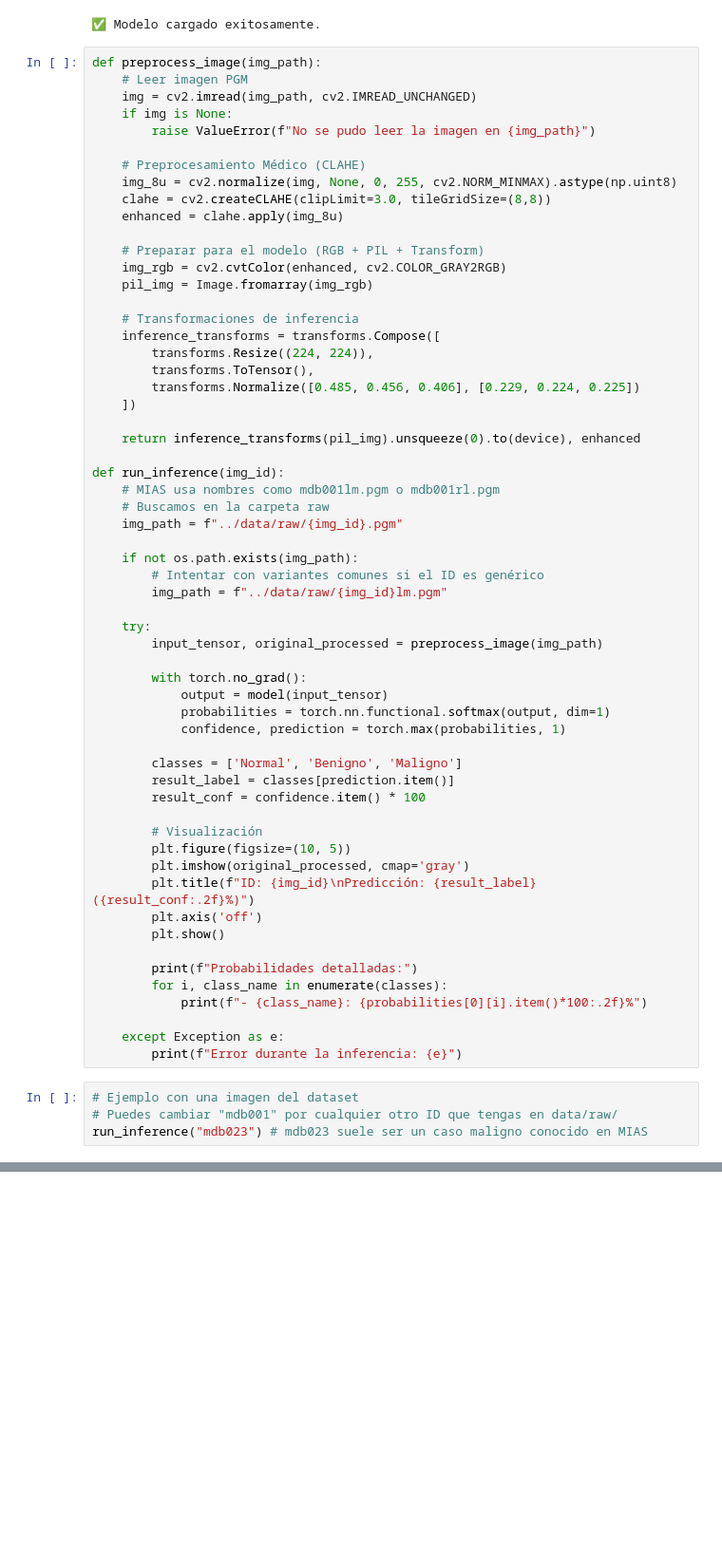
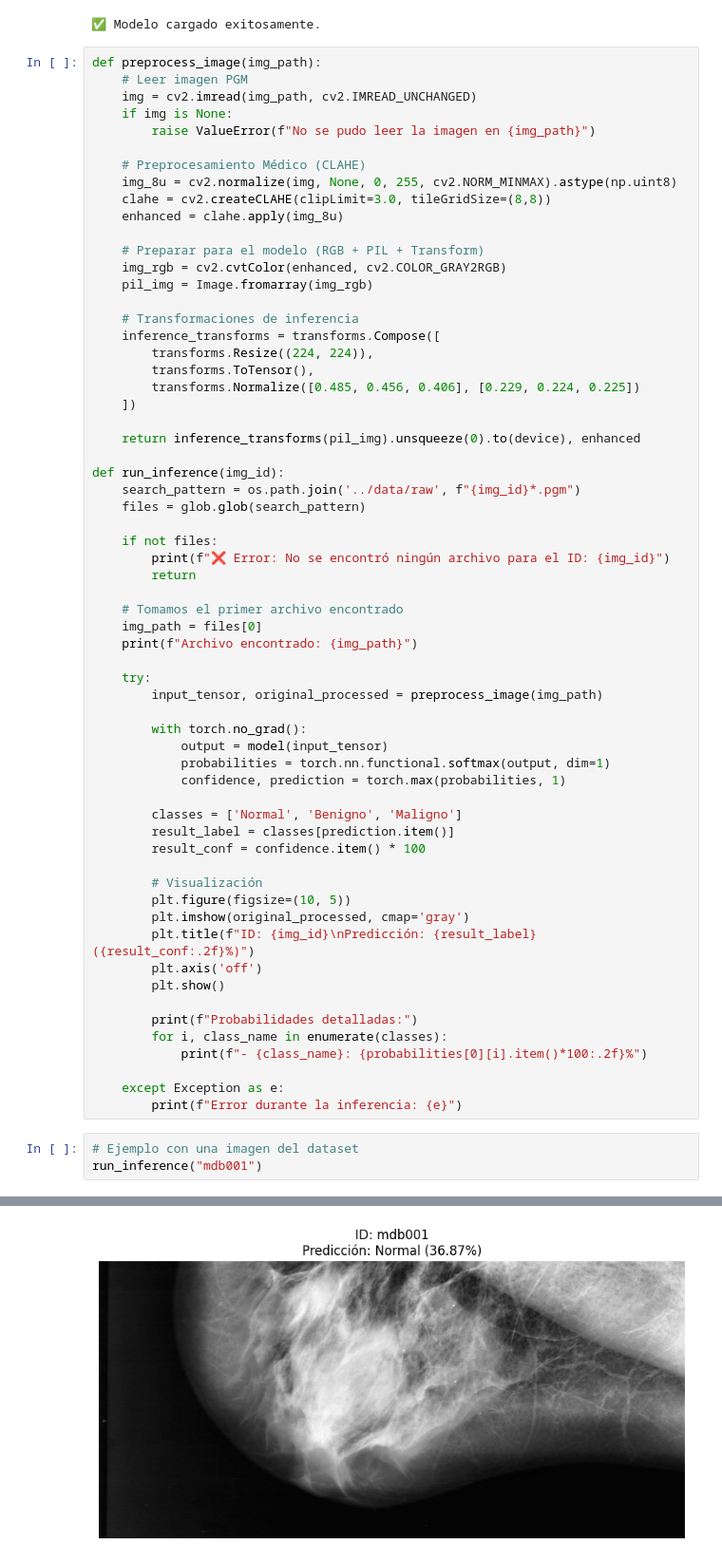
Before and after one commit to carl0sArauj0/MIAS-Mammography-Classification, a Jupyter notebook: notebooks/03_model_inference.ipynb, the cells around one changed output, grey strips where cells are left out. Shown at 95% size. Cells and saved outputs as stored; diff of their text form; blank space fills up the shorter version.

```diff
--- a/notebooks/03_model_inference.ipynb
+++ b/notebooks/03_model_inference.ipynb
@@ -58,13 +58,16 @@ def preprocess_image(img_path):
     return inference_transforms(pil_img).unsqueeze(0).to(device), enhanced
 
 def run_inference(img_id):
-    # MIAS usa nombres como mdb001lm.pgm o mdb001rl.pgm
-    # Buscamos en la carpeta raw
-    img_path = f"../data/raw/{img_id}.pgm"
+    search_pattern = os.path.join('../data/raw', f"{img_id}*.pgm")
+    files = glob.glob(search_pattern)
 
-    if not os.path.exists(img_path):
-        # Intentar con variantes comunes si el ID es genérico
-        img_path = f"../data/raw/{img_id}lm.pgm"
+    if not files:
+        print(f"❌ Error: No se encontró ningún archivo para el ID: {img_id}")
+        return
+
+    # Tomamos el primer archivo encontrado
+    img_path = files[0]
+    print(f"Archivo encontrado: {img_path}")
 
     try:
         input_tensor, original_processed = preprocess_image(img_path)
@@ -93,6 +96,5 @@ def run_inference(img_id):
         print(f"Error durante la inferencia: {e}")
 # %%
 # Ejemplo con una imagen del dataset
-# Puedes cambiar "mdb001" por cualquier otro ID que tengas en data/raw/
-run_inference("mdb023") # mdb023 suele ser un caso maligno conocido en MIAS
+run_inference("mdb001")
 # %% [output]
@@ -99,0 +102 @@ Error durante la inferencia: No se pudo leer la imagen en ../data/raw/mdb023lm.p
+[figure, added]
```
Also changed, not shown: parts of 1 cell of this notebook, 1 other file.
